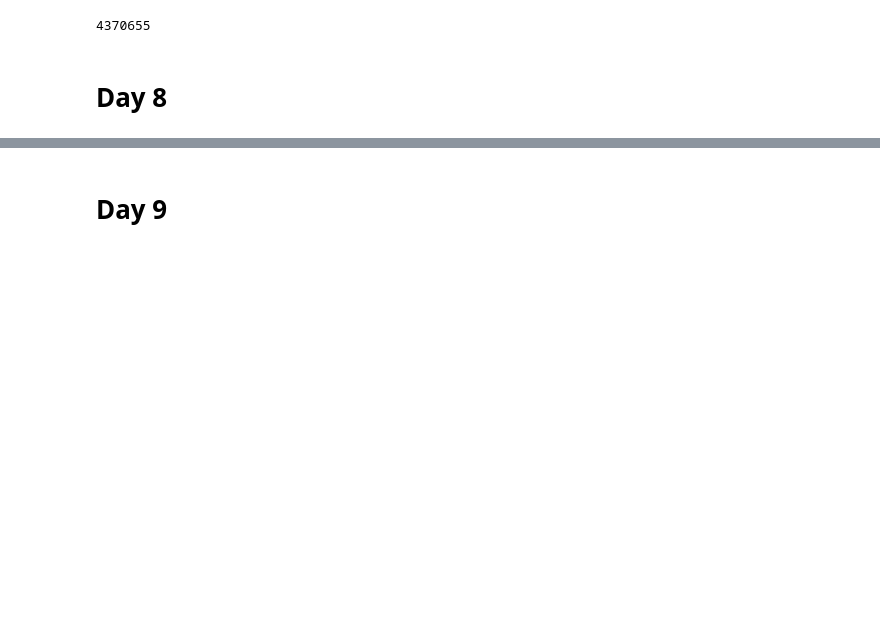
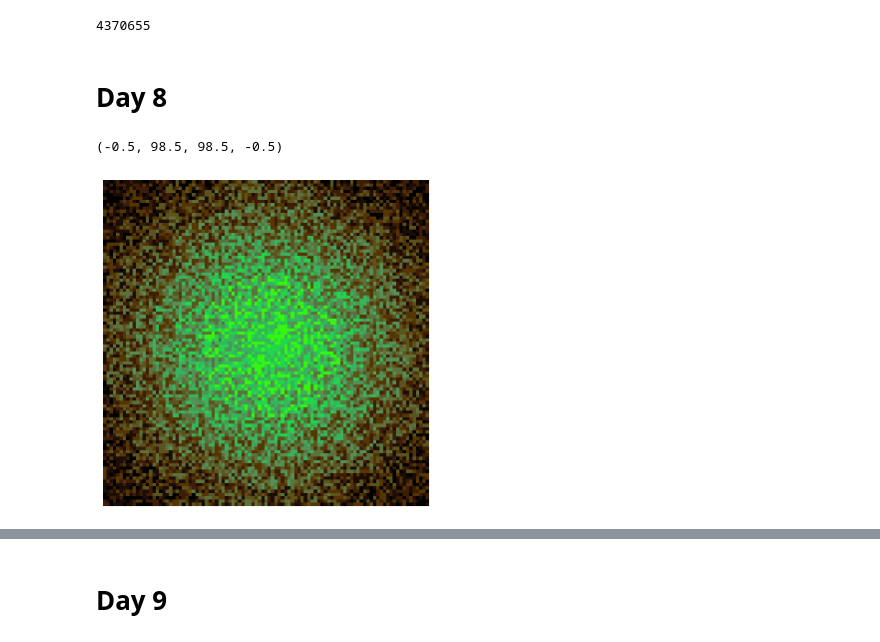
Before and after one commit to acpetit/AoC2022, a Jupyter notebook: AoC2022.ipynb, the cells around one changed output, grey strips where cells are left out. Drawn from its saved outputs; the diff is of its cells as text; code cells hidden in the pictures; blank space fills up the shorter version.

```diff
--- a/AoC2022.ipynb
+++ b/AoC2022.ipynb
@@ -261,0 +264,19 @@ min(map(Dir.size,bigdir))
+# %%
+forex = """30373
+25512
+65332
+33549
+35390"""
+forest = np.array([list(map(int,line)) for line in forex.splitlines()])
+forestpad = np.pad(forest,1,"constant",constant_values=-1)
+# %%
+with open("input8.txt") as f:
+    forest = np.array([list(map(int,line)) for line in f.read().splitlines()])
+forestpad = np.pad(forest,1,"constant",constant_values=-1)
+# %%
+fig,ax = plt.subplots(figsize=(6,6))
+ax.imshow(forest,cmap="cmr.tree")
+ax.axis('off')
+# %% [output]
+(-0.5, 98.5, 98.5, -0.5)
+[figure, added]
```
Also changed, not shown: parts of 6 cells of this notebook.
